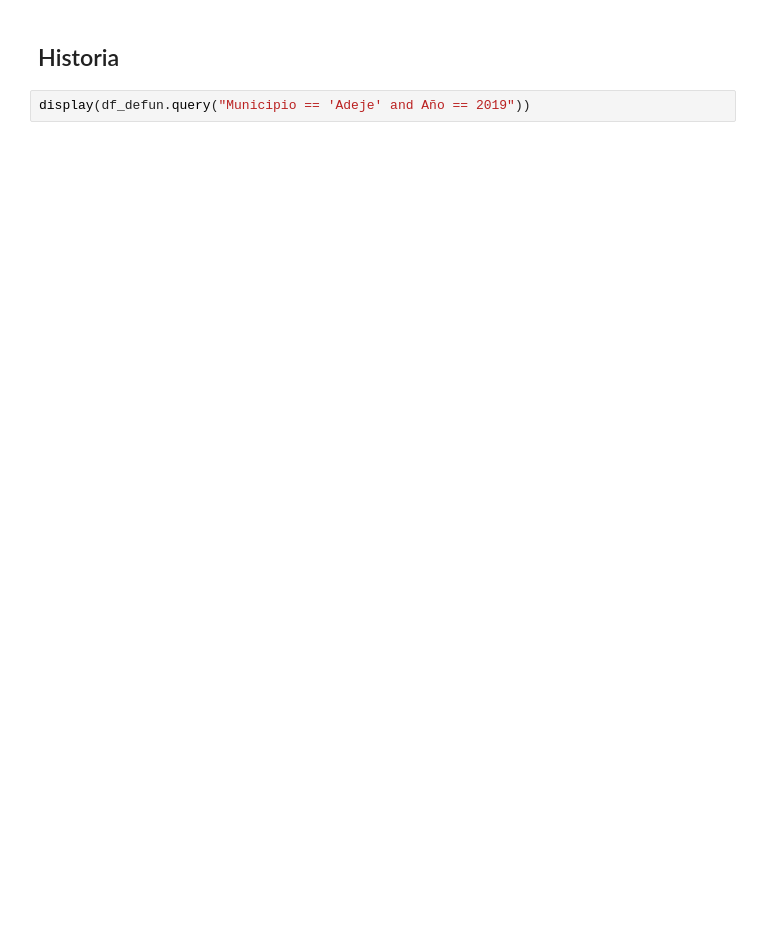
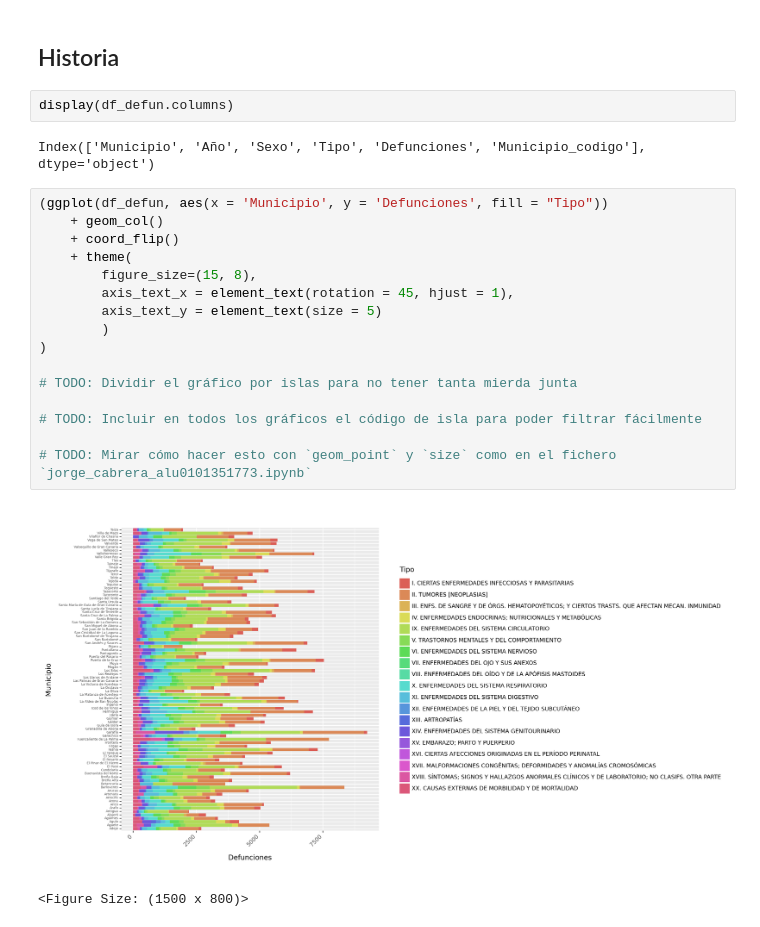
Before and after one commit to alu0101351773/VIS_proyecto, a Jupyter notebook: src/proyecto.ipynb, the cells around one changed output. Saved outputs shown, nothing was run; the diff lists cells and outputs as text; blank space fills up the shorter version.

Commit message:
TODOs colocados en el notebook, pendiente de revisar mañana

```diff
--- a/src/proyecto.ipynb
+++ b/src/proyecto.ipynb
@@ -387,4 +319,25 @@ display(df_pob)
 # %% [markdown]
 ## Historia
-# %%
-display(df_defun.query("Municipio == 'Adeje' and Año == 2019"))
+# %%
+display(df_defun.columns)
+# %% [output]
+Index(['Municipio', 'Año', 'Sexo', 'Tipo', 'Defunciones', 'Municipio_codigo'], dtype='object')
+# %%
+(ggplot(df_defun, aes(x = 'Municipio', y = 'Defunciones', fill = "Tipo"))
+    + geom_col()
+    + coord_flip()
+    + theme(
+        figure_size=(15, 8),
+        axis_text_x = element_text(rotation = 45, hjust = 1),
+        axis_text_y = element_text(size = 5)
+        )
+)
+
+# TODO: Dividir el gráfico por islas para no tener tanta mierda junta
+
+# TODO: Incluir en todos los gráficos el código de isla para poder filtrar fácilmente
+
+# TODO: Mirar cómo hacer esto con `geom_point` y `size` como en el fichero `jorge_cabrera_alu0101351773.ipynb`
+# %% [output]
+[figure, added]
+<Figure Size: (1500 x 800)>
```
Also changed, not shown: parts of 5 cells of this notebook.
